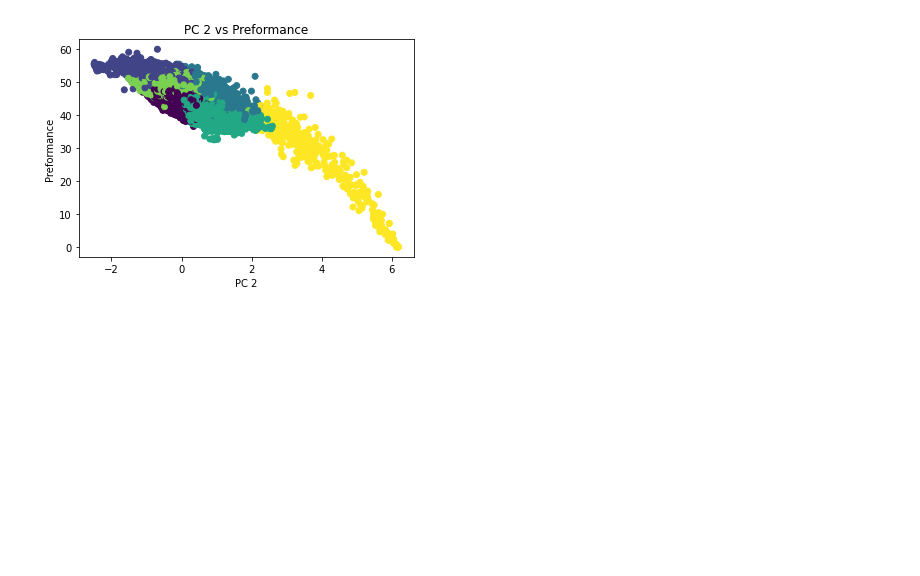
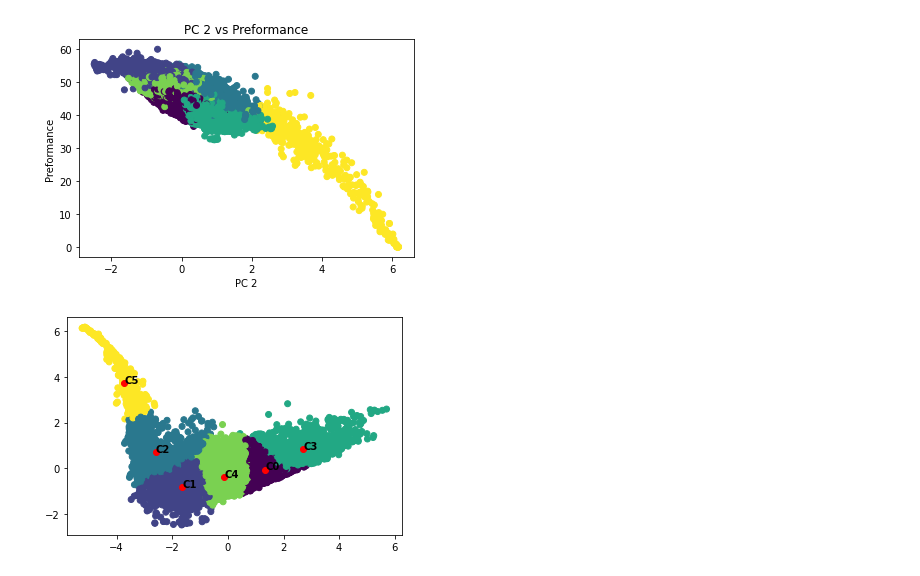
Before and after one commit to Gregory-Cooper/TL_MOF, a Jupyter notebook: cluster_analysis.ipynb, the cells around one changed output. Cells and saved outputs as stored; diff of their text form; code cells hidden in the pictures; blank space fills up the shorter version.

```diff
--- a/cluster_analysis.ipynb
+++ b/cluster_analysis.ipynb
@@ -202,3 +200,38 @@ plt.show()
 [figure]
 [figure]
 [figure]
+# %%
+Out=PCA(n_components=2)
+g=Out.fit(test)
+data2=data.copy()
+holder=['void fraction', 'Vol. S.A.', 'Grav. S.A.', 'Pore diameter Limiting', 'Pore diameter Largest']
+for i in holder:
+    temp=data2[holder]
+    g=preprocessing.StandardScaler().fit_transform(temp)
+    g=pd.DataFrame(g)
+pc1,pc2,color=make_pca_agg_fit(1,g,var,g_comp,func_give=KMeans,array_out=True)
+dic={
+    "Pc1" : pc1,
+    "Pc2" : pc2,
+    "Cluster" : color,
+}
+holder=pd.DataFrame(dic)
+data2=pd.concat([data2,holder],axis=1)
+plt.scatter(data2["Pc1"],data2["Pc2"],c=data2["Cluster"])
+data2.columns
+abridge=data2[['MOF ID', 'void fraction', 'Vol. S.A.', 'Grav. S.A.','Pore diameter Limiting', 'Pore diameter Largest','topology',
+       'First nodular symmetry code', 'First nodular character',
+       'First nodular ID', 'Second nodular symmetry code',
+       'Second nodular character', 'Second nodular ID',
+       'Connecting building block ID', 'Pc1', 'Pc2', 'Cluster']]
+new=data2[['MOF ID', 'void fraction', 'Vol. S.A.', 'Grav. S.A.','Pore diameter Limiting', 'Pore diameter Largest','topology',
+       'First nodular symmetry code', 'First nodular character',
+       'First nodular ID', 'Second nodular symmetry code',
+       'Second nodular character', 'Second nodular ID',
+       'Connecting building block ID', 'Pc1', 'Pc2', 'Cluster']].groupby("Cluster").mean()
+plt.scatter(new["Pc1"],new["Pc2"],c="r")
+annotations=["C0","C1","C2","C3","C4","C5"]
+for i, label in enumerate(annotations):
+    plt.annotate(label, (new["Pc1"][i],new["Pc2"][i]),weight='bold')
+# %% [output]
+[figure, added]
```
Also changed, not shown: parts of 9 cells of this notebook.
